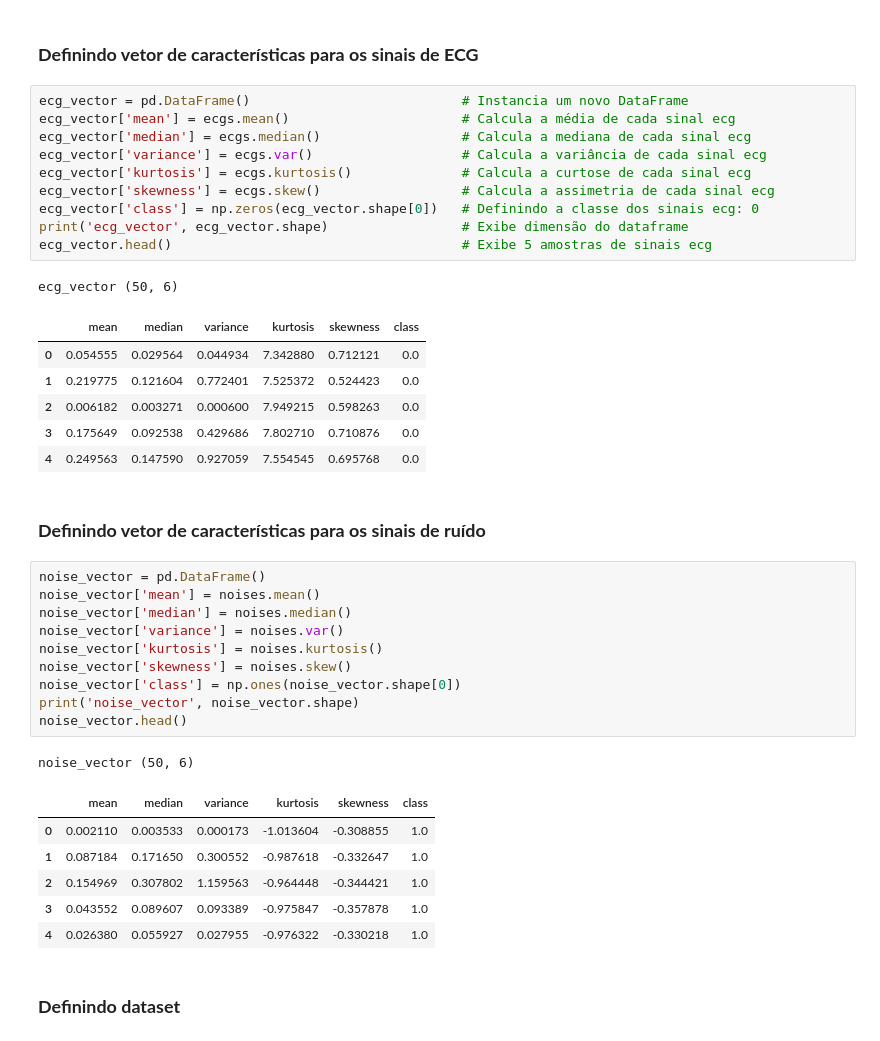
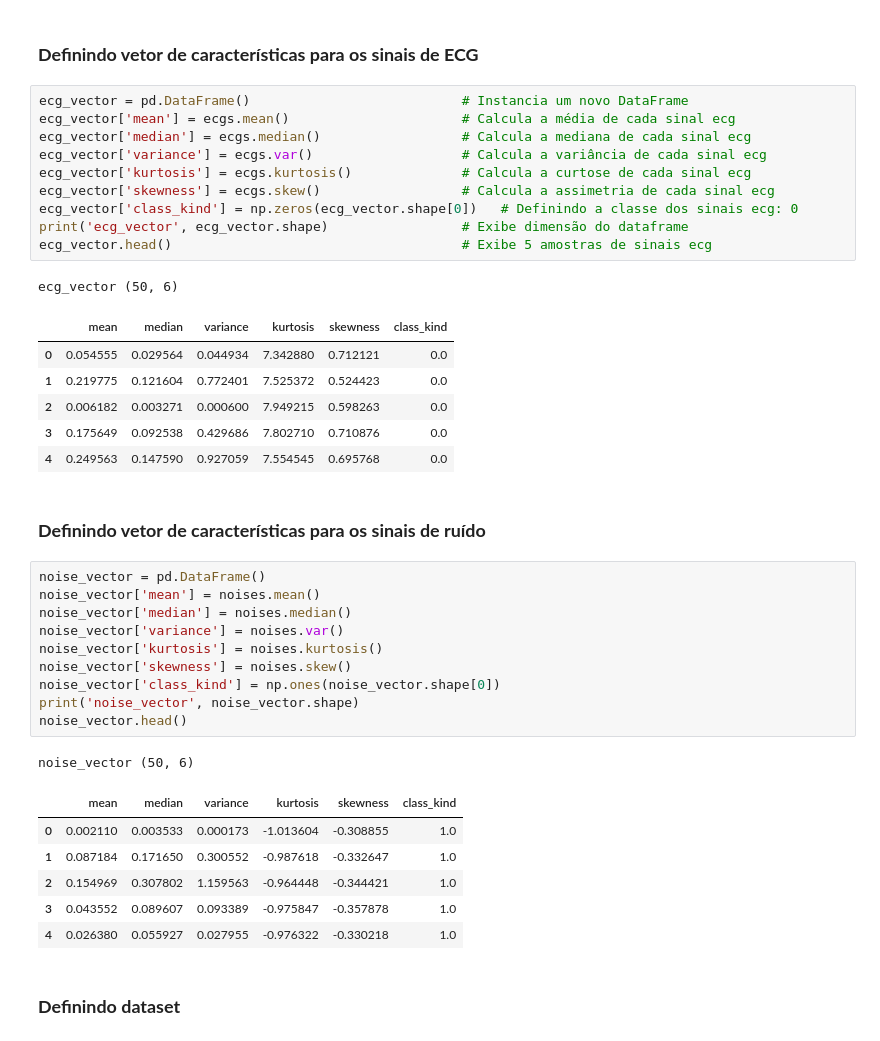
Before and after one commit to cardosorrenan/reconhecimentopadroes-ufc, a Jupyter notebook: k_NN.ipynb, the cells around one changed output. Drawn from its saved outputs; the diff is of its cells as text.

```diff
--- a/trab1_k_nn.ipynb
+++ b/k_NN.ipynb
@@ -43,16 +44,16 @@ sns.lineplot(data=noises[13])
 # %%
 ecg_vector = pd.DataFrame()                           # Instancia um novo DataFrame
 ecg_vector['mean'] = ecgs.mean()                      # Calcula a média de cada sinal ecg
 ecg_vector['median'] = ecgs.median()                  # Calcula a mediana de cada sinal ecg
 ecg_vector['variance'] = ecgs.var()                   # Calcula a variância de cada sinal ecg
 ecg_vector['kurtosis'] = ecgs.kurtosis()              # Calcula a curtose de cada sinal ecg
 ecg_vector['skewness'] = ecgs.skew()                  # Calcula a assimetria de cada sinal ecg
-ecg_vector['class'] = np.zeros(ecg_vector.shape[0])   # Definindo a classe dos sinais ecg: 0
+ecg_vector['class_kind'] = np.zeros(ecg_vector.shape[0])   # Definindo a classe dos sinais ecg: 0
 print('ecg_vector', ecg_vector.shape)                 # Exibe dimensão do dataframe
 ecg_vector.head()                                     # Exibe 5 amostras de sinais ecg
 # %% [output]
 ecg_vector (50, 6)
-|  | mean | median | variance | kurtosis | skewness | class |
+|  | mean | median | variance | kurtosis | skewness | class_kind |
 | 0 | 0.054555 | 0.029564 | 0.044934 | 7.342880 | 0.712121 | 0.0 |
 | 1 | 0.219775 | 0.121604 | 0.772401 | 7.525372 | 0.524423 | 0.0 |
 | 2 | 0.006182 | 0.003271 | 0.000600 | 7.949215 | 0.598263 | 0.0 |
@@ -67,12 +68,12 @@ noise_vector['median'] = noises.median()
 noise_vector['variance'] = noises.var()
 noise_vector['kurtosis'] = noises.kurtosis()
 noise_vector['skewness'] = noises.skew()
-noise_vector['class'] = np.ones(noise_vector.shape[0])
+noise_vector['class_kind'] = np.ones(noise_vector.shape[0])
 print('noise_vector', noise_vector.shape)
 noise_vector.head()
 # %% [output]
 noise_vector (50, 6)
-|  | mean | median | variance | kurtosis | skewness | class |
+|  | mean | median | variance | kurtosis | skewness | class_kind |
 | 0 | 0.002110 | 0.003533 | 0.000173 | -1.013604 | -0.308855 | 1.0 |
 | 1 | 0.087184 | 0.171650 | 0.300552 | -0.987618 | -0.332647 | 1.0 |
 | 2 | 0.154969 | 0.307802 | 1.159563 | -0.964448 | -0.344421 | 1.0 |
```
Also changed, not shown: parts of 17 cells of this notebook.
